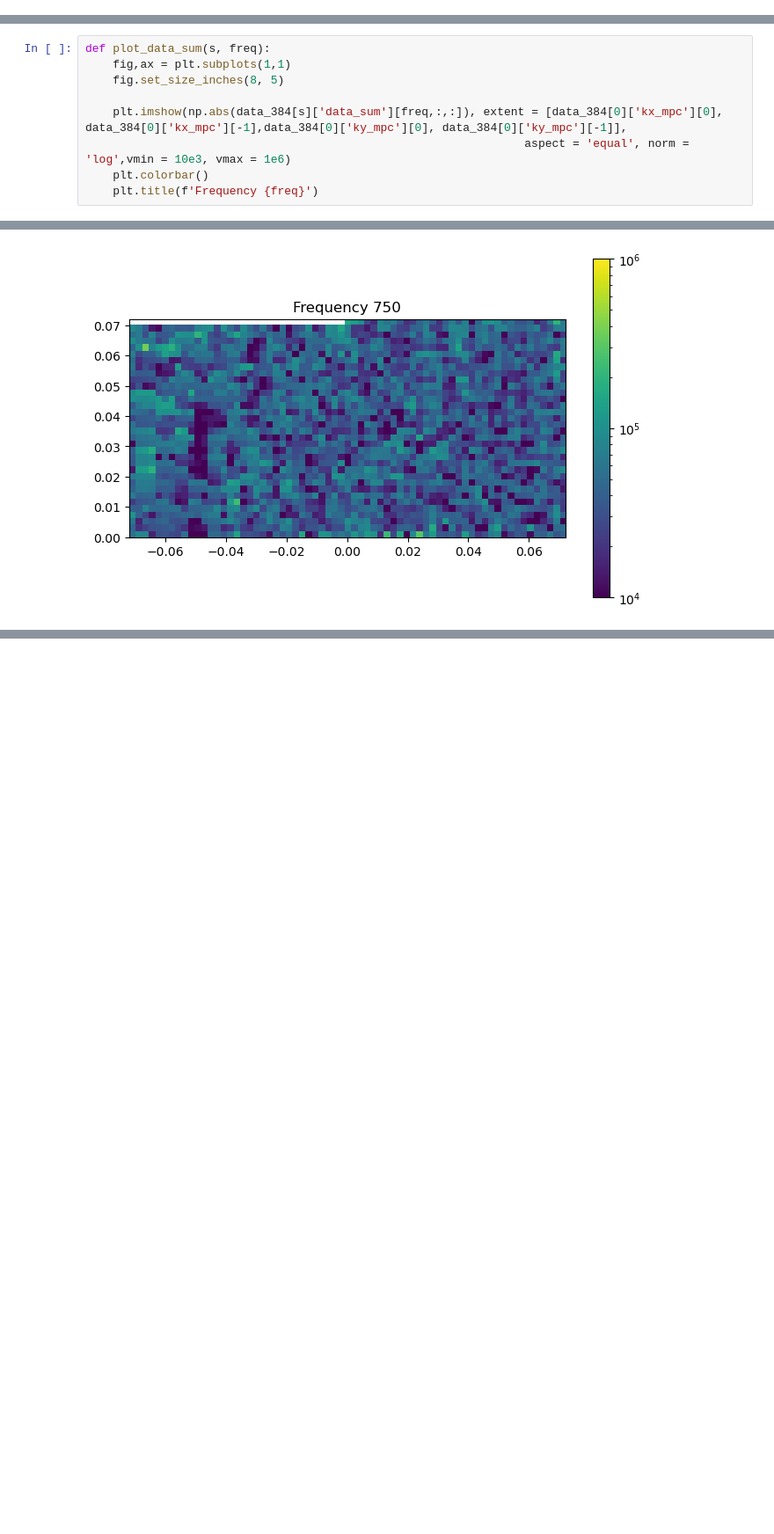
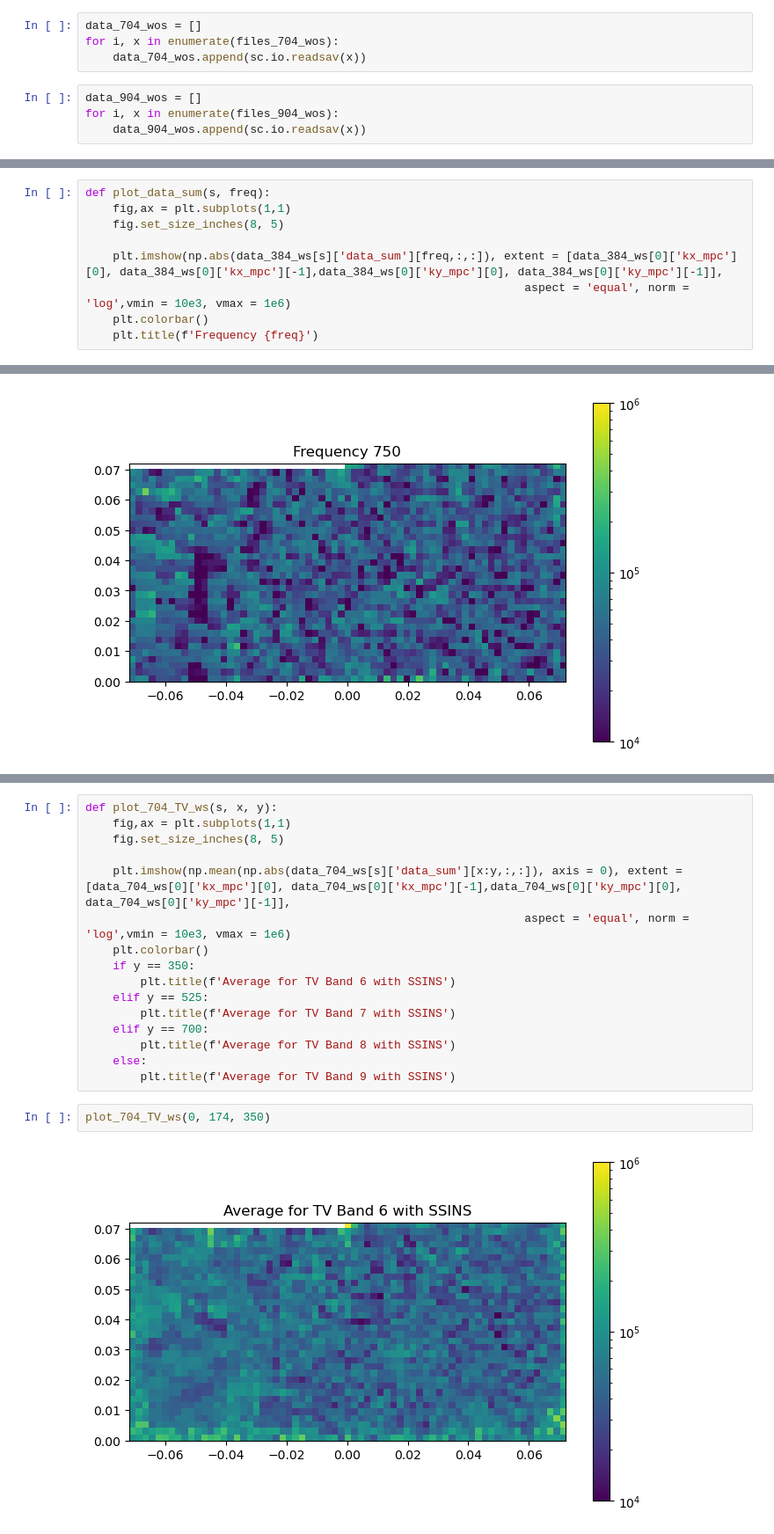
Before and after one commit to cvzamora/mwa_decontamination, a Jupyter notebook: MWA_Decontamination.ipynb, the cells around one changed output, grey strips where cells are left out. Shown: that part at 88% size. Saved outputs shown, nothing was run; the diff lists cells and outputs as text; blank space fills up the shorter version.

Commit message:
Adding TV Band averaging

```diff
--- a/MWA_Decontamination.ipynb
+++ b/MWA_Decontamination.ipynb
@@ -61,0 +97,8 @@ print(data_384[5]['kx_mpc'][0:10])
+# %%
+data_704_wos = []
+for i, x in enumerate(files_704_wos):
+    data_704_wos.append(sc.io.readsav(x))
+# %%
+data_904_wos = []
+for i, x in enumerate(files_904_wos):
+    data_904_wos.append(sc.io.readsav(x))
@@ -97,7 +128,7 @@ def plot_data_sum(s, freq):
     fig,ax = plt.subplots(1,1)
     fig.set_size_inches(8, 5)
 
-    plt.imshow(np.abs(data_384[s]['data_sum'][freq,:,:]), extent = [data_384[0]['kx_mpc'][0], data_384[0]['kx_mpc'][-1],data_384[0]['ky_mpc'][0], data_384[0]['ky_mpc'][-1]],
+    plt.imshow(np.abs(data_384_ws[s]['data_sum'][freq,:,:]), extent = [data_384_ws[0]['kx_mpc'][0], data_384_ws[0]['kx_mpc'][-1],data_384_ws[0]['ky_mpc'][0], data_384_ws[0]['ky_mpc'][-1]],
                                                                 aspect = 'equal', norm = 'log',vmin = 10e3, vmax = 1e6)
     plt.colorbar()
     plt.title(f'Frequency {freq}')
@@ -304,0 +149,20 @@ Text(0.5, 1.0, 'Frequency 750')
+# %%
+def plot_704_TV_ws(s, x, y):
+    fig,ax = plt.subplots(1,1)
+    fig.set_size_inches(8, 5)
+
+    plt.imshow(np.mean(np.abs(data_704_ws[s]['data_sum'][x:y,:,:]), axis = 0), extent = [data_704_ws[0]['kx_mpc'][0], data_704_ws[0]['kx_mpc'][-1],data_704_ws[0]['ky_mpc'][0], data_704_ws[0]['ky_mpc'][-1]],
+                                                                aspect = 'equal', norm = 'log',vmin = 10e3, vmax = 1e6)
+    plt.colorbar()
+    if y == 350:
+        plt.title(f'Average for TV Band 6 with SSINS')
+    elif y == 525:
+        plt.title(f'Average for TV Band 7 with SSINS')
+    elif y == 700:
+        plt.title(f'Average for TV Band 8 with SSINS')
+    else:
+        plt.title(f'Average for TV Band 9 with SSINS')
+# %%
+plot_704_TV_ws(0, 174, 350)
+# %% [output]
+[figure, added]
```
Also changed, not shown: parts of 48 cells of this notebook.
